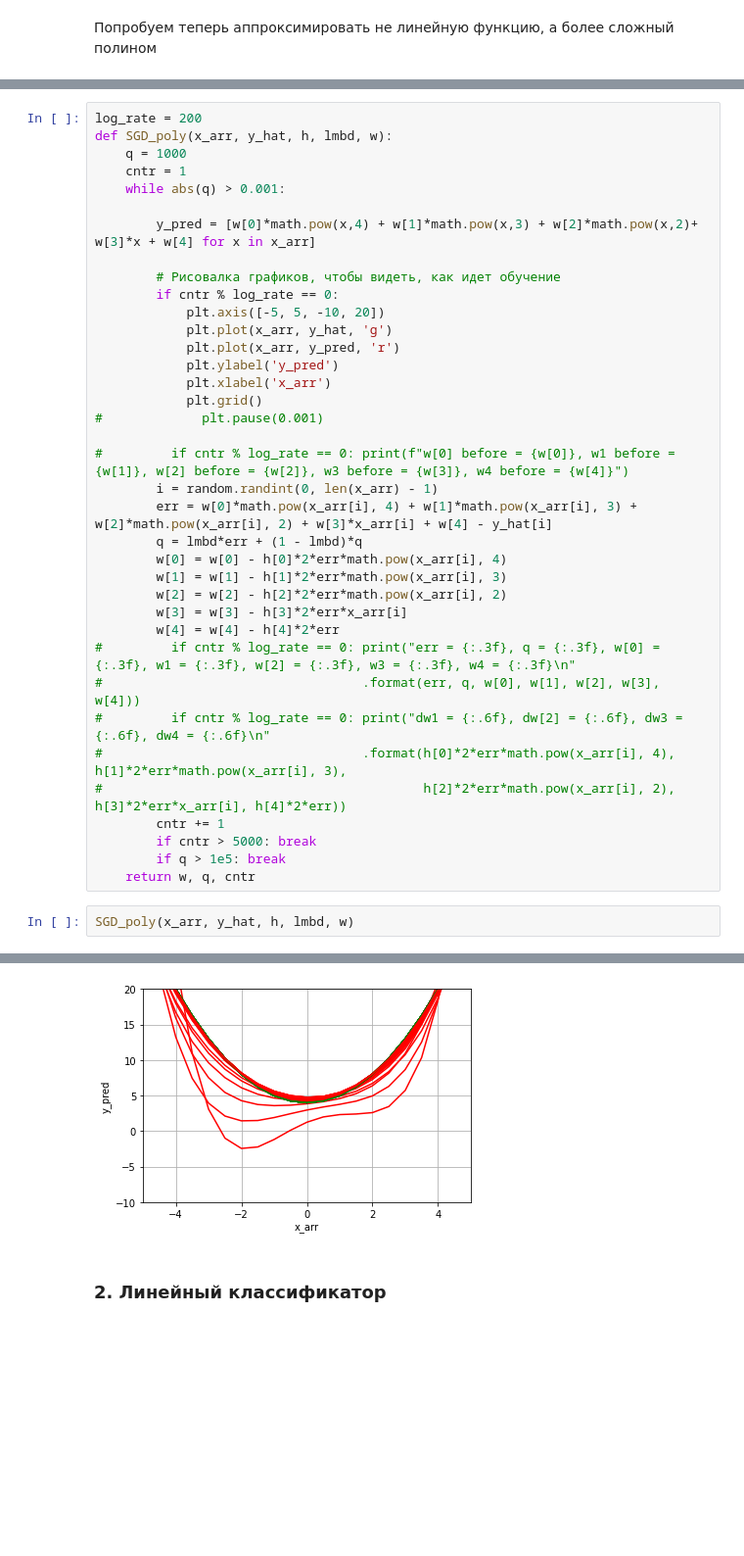
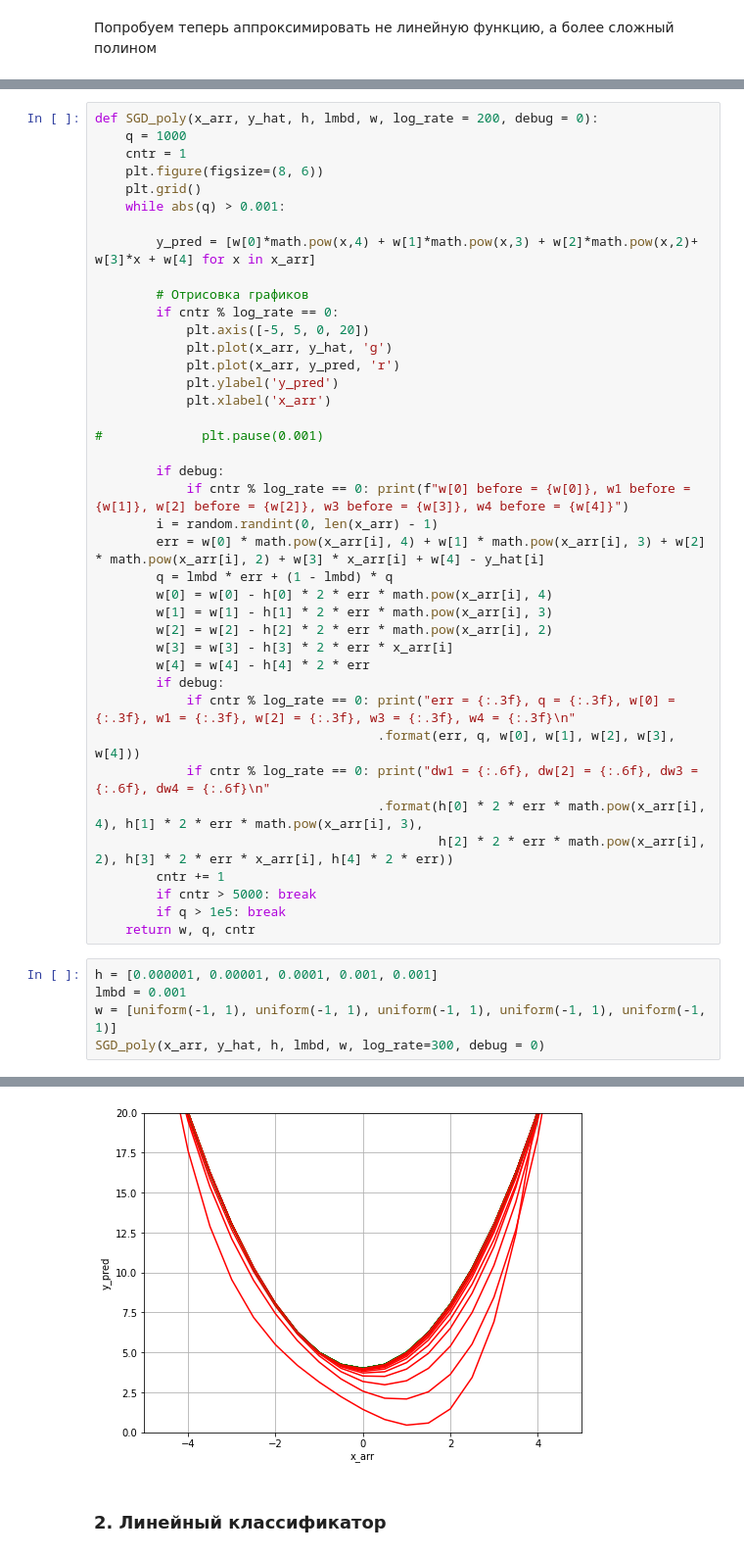
Before and after one commit to yuriy5139/MachineLearning, a Jupyter notebook: Linear and Logistic.ipynb, the cells around one changed output, grey strips where cells are left out. Shown at 98% size. Drawn from its saved outputs; the diff is of its cells as text; blank space fills up the shorter version.

```diff
--- a/Linear and Logistic.ipynb
+++ b/Linear and Logistic.ipynb
@@ -104,40 +98,46 @@ log_rate управляет тем, как много графиков рисо
 # %%
-log_rate = 200
-def SGD_poly(x_arr, y_hat, h, lmbd, w):
+def SGD_poly(x_arr, y_hat, h, lmbd, w, log_rate = 200, debug = 0):
     q = 1000
     cntr = 1
+    plt.figure(figsize=(8, 6))
+    plt.grid()
     while abs(q) > 0.001:
 
         y_pred = [w[0]*math.pow(x,4) + w[1]*math.pow(x,3) + w[2]*math.pow(x,2)+ w[3]*x + w[4] for x in x_arr]
 
-        # Рисовалка графиков, чтобы видеть, как идет обучение
+        # Отрисовка графиков
         if cntr % log_rate == 0:
-            plt.axis([-5, 5, -10, 20])
+            plt.axis([-5, 5, 0, 20])
             plt.plot(x_arr, y_hat, 'g')
             plt.plot(x_arr, y_pred, 'r')
             plt.ylabel('y_pred')
             plt.xlabel('x_arr')
-            plt.grid()
+
 #             plt.pause(0.001)
 
-#         if cntr % log_rate == 0: print(f"w[0] before = {w[0]}, w1 before = {w[1]}, w[2] before = {w[2]}, w3 before = {w[3]}, w4 before = {w[4]}")
+        if debug:
+            if cntr % log_rate == 0: print(f"w[0] before = {w[0]}, w1 before = {w[1]}, w[2] before = {w[2]}, w3 before = {w[3]}, w4 before = {w[4]}")
         i = random.randint(0, len(x_arr) - 1)
-        err = w[0]*math.pow(x_arr[i], 4) + w[1]*math.pow(x_arr[i], 3) + w[2]*math.pow(x_arr[i], 2) + w[3]*x_arr[i] + w[4] - y_hat[i]
-        q = lmbd*err + (1 - lmbd)*q
-        w[0] = w[0] - h[0]*2*err*math.pow(x_arr[i], 4)
-        w[1] = w[1] - h[1]*2*err*math.pow(x_arr[i], 3)
-        w[2] = w[2] - h[2]*2*err*math.pow(x_arr[i], 2)
-        w[3] = w[3] - h[3]*2*err*x_arr[i]
-        w[4] = w[4] - h[4]*2*err
-#         if cntr % log_rate == 0: print("err = {:.3f}, q = {:.3f}, w[0] = {:.3f}, w1 = {:.3f}, w[2] = {:.3f}, w3 = {:.3f}, w4 = {:.3f}\n"
-#                                  .format(err, q, w[0], w[1], w[2], w[3], w[4]))
-#         if cntr % log_rate == 0: print("dw1 = {:.6f}, dw[2] = {:.6f}, dw3 = {:.6f}, dw4 = {:.6f}\n"
-#                                  .format(h[0]*2*err*math.pow(x_arr[i], 4), h[1]*2*err*math.pow(x_arr[i], 3),
-#                                          h[2]*2*err*math.pow(x_arr[i], 2), h[3]*2*err*x_arr[i], h[4]*2*err))
+        err = w[0] * math.pow(x_arr[i], 4) + w[1] * math.pow(x_arr[i], 3) + w[2] * math.pow(x_arr[i], 2) + w[3] * x_arr[i] + w[4] - y_hat[i]
+        q = lmbd * err + (1 - lmbd) * q
+        w[0] = w[0] - h[0] * 2 * err * math.pow(x_arr[i], 4)
+        w[1] = w[1] - h[1] * 2 * err * math.pow(x_arr[i], 3)
+        w[2] = w[2] - h[2] * 2 * err * math.pow(x_arr[i], 2)
+        w[3] = w[3] - h[3] * 2 * err * x_arr[i]
+        w[4] = w[4] - h[4] * 2 * err
+        if debug:
+            if cntr % log_rate == 0: print("err = {:.3f}, q = {:.3f}, w[0] = {:.3f}, w1 = {:.3f}, w[2] = {:.3f}, w3 = {:.3f}, w4 = {:.3f}\n"
+                                     .format(err, q, w[0], w[1], w[2], w[3], w[4]))
+            if cntr % log_rate == 0: print("dw1 = {:.6f}, dw[2] = {:.6f}, dw3 = {:.6f}, dw4 = {:.6f}\n"
+                                     .format(h[0] * 2 * err * math.pow(x_arr[i], 4), h[1] * 2 * err * math.pow(x_arr[i], 3),
+                                             h[2] * 2 * err * math.pow(x_arr[i], 2), h[3] * 2 * err * x_arr[i], h[4] * 2 * err))
         cntr += 1
         if cntr > 5000: break
         if q > 1e5: break
     return w, q, cntr
 # %%
-SGD_poly(x_arr, y_hat, h, lmbd, w)
+h = [0.000001, 0.00001, 0.0001, 0.001, 0.001]
+lmbd = 0.001
+w = [uniform(-1, 1), uniform(-1, 1), uniform(-1, 1), uniform(-1, 1), uniform(-1, 1)]
+SGD_poly(x_arr, y_hat, h, lmbd, w, log_rate=300, debug = 0)
 # %% [output]
@@ -150,5 +150,5 @@ SGD_poly(x_arr, y_hat, h, lmbd, w)
  5001)
-[figure, old version]
+[figure, new version]
 # %% [markdown]
 ### 2. Линейный классификатор
 # %% [markdown]
```
Also changed, not shown: parts of 44 cells of this notebook.
